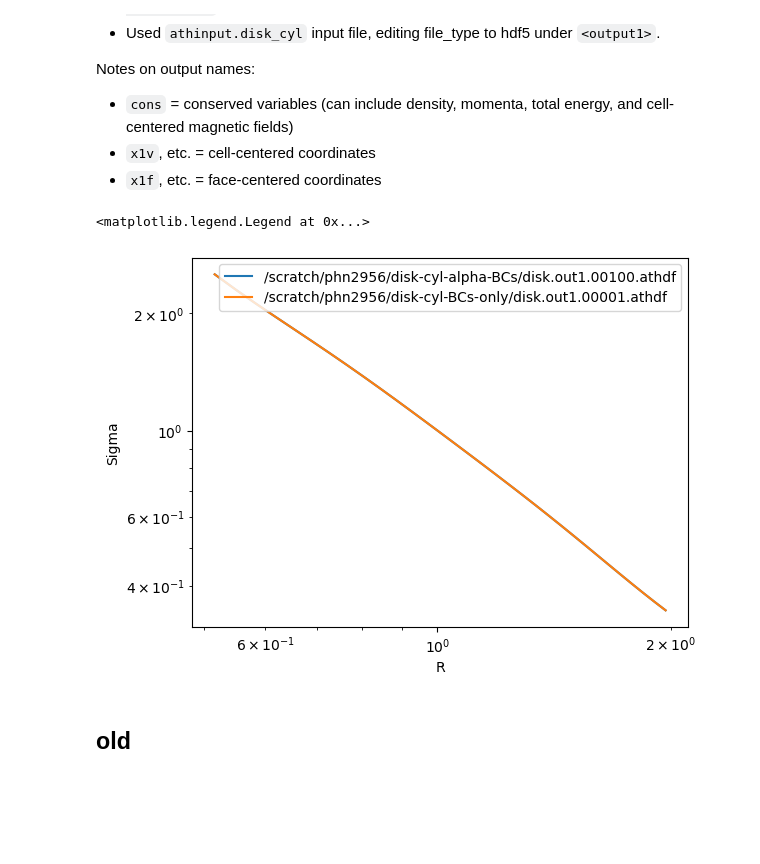
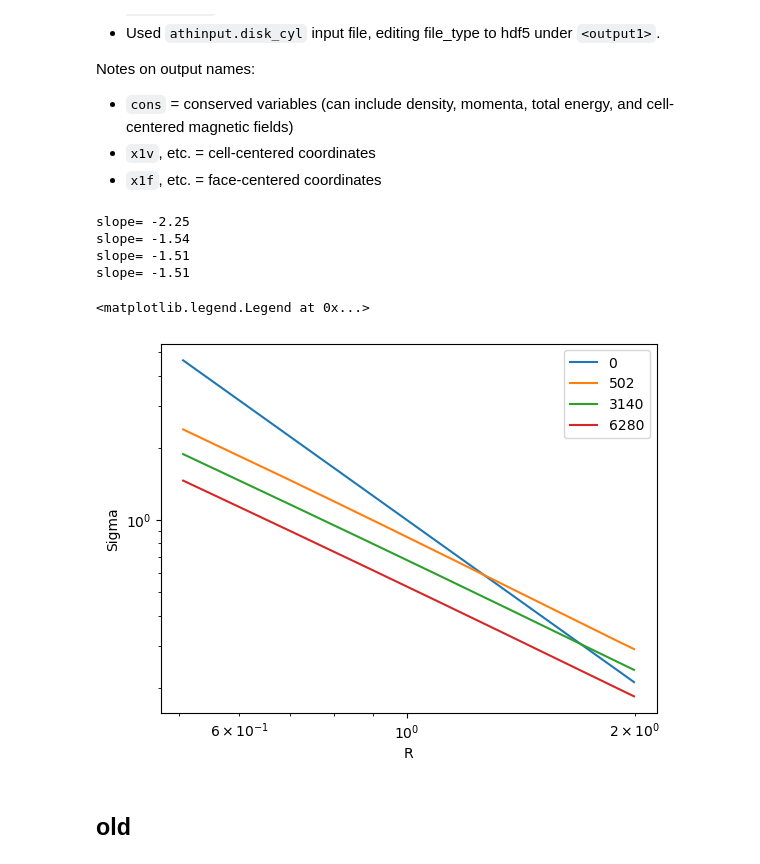
Before and after one commit to Jupiter1994/athena-warps, a Jupyter notebook: warped-disks/athena-results.ipynb, the cells around one changed output. Saved outputs shown, nothing was run; the diff lists cells and outputs as text; code cells hidden in the pictures; blank space fills up the shorter version.

Commit message:
2D viscous disk w BCs works!

```diff
--- a/warped-disks/athena-results.ipynb
+++ b/warped-disks/athena-results.ipynb
@@ -26,15 +26,18 @@ N_thetas = 32
 N_zs = 1
 # %%
+#results_dir = "/scratch/phn2956/disk-cyl-BCs-only/"
 results_dir = "/scratch/phn2956/disk-cyl-alpha-BCs/"
 
 hdf5_file0 = results_dir + "disk.out1.00000.athdf"
-#hdf5_file1 = results_dir + "disk.out1.00050.athdf"
-hdf5_file2 = results_dir + "disk.out1.00100.athdf"
-hdf5_file3 = "/scratch/phn2956/disk-cyl-BCs-only/disk.out1.00001.athdf"
+hdf5_file1 = results_dir + "disk.out1.00008.athdf"
+hdf5_file2 = results_dir + "disk.out1.00050.athdf"
+hdf5_file3 = results_dir + "disk.out1.00100.athdf"
+#hdf5_file3 = "/scratch/phn2956/disk-cyl-BCs-only/disk.out1.00010.athdf"
 
-file_list = [#hdf5_file0,
-             #hdf5_file1,
-             hdf5_file2, hdf5_file3]
+file_list = [hdf5_file0,
+             hdf5_file1,
+             hdf5_file2,
+             hdf5_file3]
 
 fig = plt.figure()
 ax = fig.add_subplot()
@@ -43,37 +46,45 @@ for file in file_list:
     ath_data = athena_read.athdf(file,num_ghost=0,quantities=["dens", "mom1", "mom2", "mom3"])
 
     time = ath_data['Time']
     rad_app = ath_data['x1v']
     phi_app = ath_data['x2v']
     z_app = ath_data['x3v']
 
     rad_3d, phi_3d, z_3d = np.meshgrid(rad_app, phi_app, z_app, indexing='ij')
 
     #### Read Athena++ data: velosity field. ####
     px1 = np.swapaxes(ath_data['mom1'],0,2)
     px2 = np.swapaxes(ath_data['mom2'],0,2)
     px3 = np.swapaxes(ath_data['mom3'],0,2)
     dens10 = np.swapaxes(ath_data['dens'],0,2)
 
     px1 = np.swapaxes(ath_data['mom1'],0,2)
     dens = np.swapaxes(ath_data['dens'],0,2)
 
     dphi = phi_3d[0,1,0] - phi_3d[0,0,0]
     Sigma = np.sum(dens * dphi, axis=1) / (2 * np.pi)
     vR = np.sum(px1 / dens * dphi, axis=1) / (2*np.pi)
 
-    ax.loglog(rad_app, Sigma[:,0], label=file)
+    slope = (np.log(Sigma[-1]) - np.log(Sigma[0])) / \
+        (np.log(rad_app[-1]) - np.log(rad_app[0]))
+    print("slope=", np.round(slope[0],2))
+
+    ax.loglog(rad_app, Sigma[:,0], label=(int) (np.round(time,0)))
 
 
-#plt.loglog(rad_app, rad_app**(-3/2), label="power law")
+#plt.loglog(rad_app, .55*rad_app**(-3/2), label="power law")
 
 plt.xlabel("R")
 plt.ylabel("Sigma")
 
 plt.legend()
 # %% [output]
-<matplotlib.legend.Legend at 0x...>
+slope= -2.25
+slope= -1.54
+slope= -1.51
+slope= -1.51
+<matplotlib.legend.Legend at 0x...>
-[figure, old version]
+[figure, new version]
 # %% [markdown]
 ## old
 # %%
```
Also changed, not shown: parts of 1 cell of this notebook, 2 other files.
